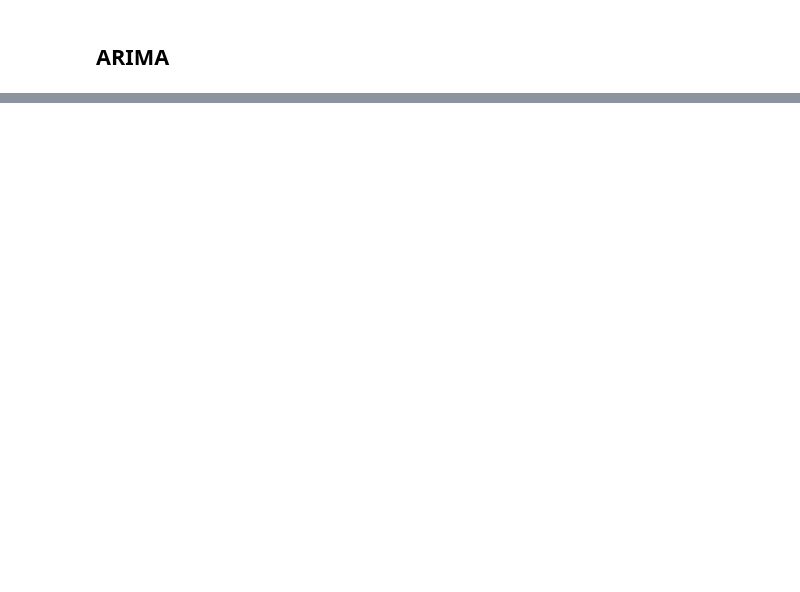
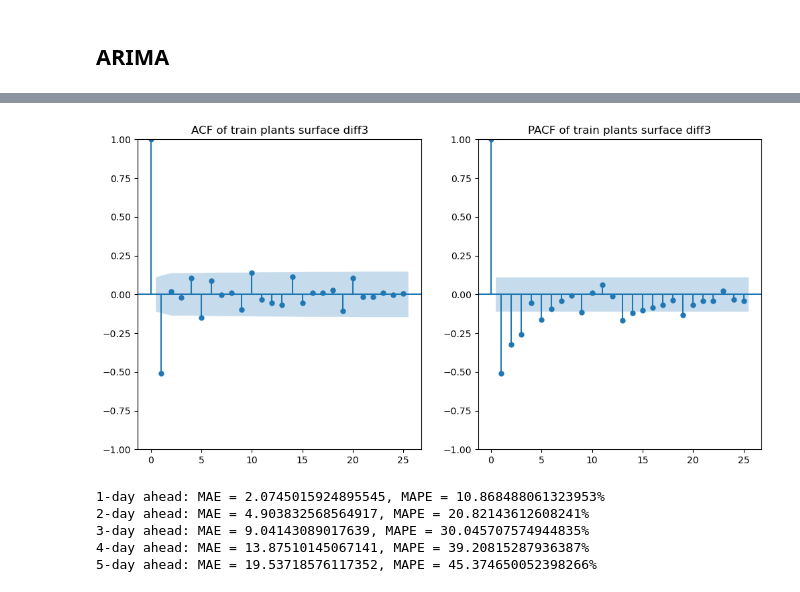
Before and after one commit to dr-leto/plant-growth-prediction, a Jupyter notebook: analysis/ARIMA.ipynb, the cells around one changed output, grey strips where cells are left out. Cells and saved outputs as stored; diff of their text form; code cells hidden in the pictures; blank space fills up the shorter version.

Commit message:
Finished ARIMA development

```diff
--- a/analysis/ARIMA.ipynb
+++ b/analysis/ARIMA.ipynb
@@ -146,6 +135,3 @@ for plant in train_plants:
                            'days_from_start': nan_days})
     train_gap_df.append(pd.concat([temp_df, nan_df]))
 train_gap_df = pd.concat(train_gap_df)
-# %%
-test_days = list(range(16, 42))
-train_gap_df = pd.concat([train_gap_df, test_df[(test_df['plant_num'] == '7') & (~test_df["days_from_start"].isin(test_days))]])
@@ -181,4 +137,0 @@ q=2
-# %%
-train_ser = train_gap_df.set_index('date')['surface']
-model = ARIMA(train_ser, order=(p, d, q))
-fitted_model = model.fit()
@@ -254,0 +154,9 @@ plt.show()
+# %%
+# Step 7: Plot ACF and PACF for this time series
+fig, (ax1, ax2) = plt.subplots(1, 2, figsize=(12, 6))
+
+# ACF and PACF plots
+plot_acf(train_gap_df["surface_diff3"].fillna(0), ax=ax1, title="ACF of train plants surface diff3")
+plot_pacf(train_gap_df["surface_diff3"].fillna(0), ax=ax2, title="PACF of train plants surface diff3");
+# %% [output]
+[figure, added]
@@ -254,0 +211,9 @@ plt.show()
+# %%
+for i in range(X):
+    print(f"{i+1}-day ahead: MAE = {mae_list[i]}, MAPE = {mape_list[i] * 100}%")
+# %% [output]
+1-day ahead: MAE = 2.0745015924895545, MAPE = 10.868488061323953%
+2-day ahead: MAE = 4.903832568564917, MAPE = 20.82143612608241%
+3-day ahead: MAE = 9.04143089017639, MAPE = 30.045707574944835%
+4-day ahead: MAE = 13.87510145067141, MAPE = 39.20815287936387%
+5-day ahead: MAE = 19.53718576117352, MAPE = 45.374650052398266%
```
Also changed, not shown: parts of 18 cells of this notebook, 1 other file.
